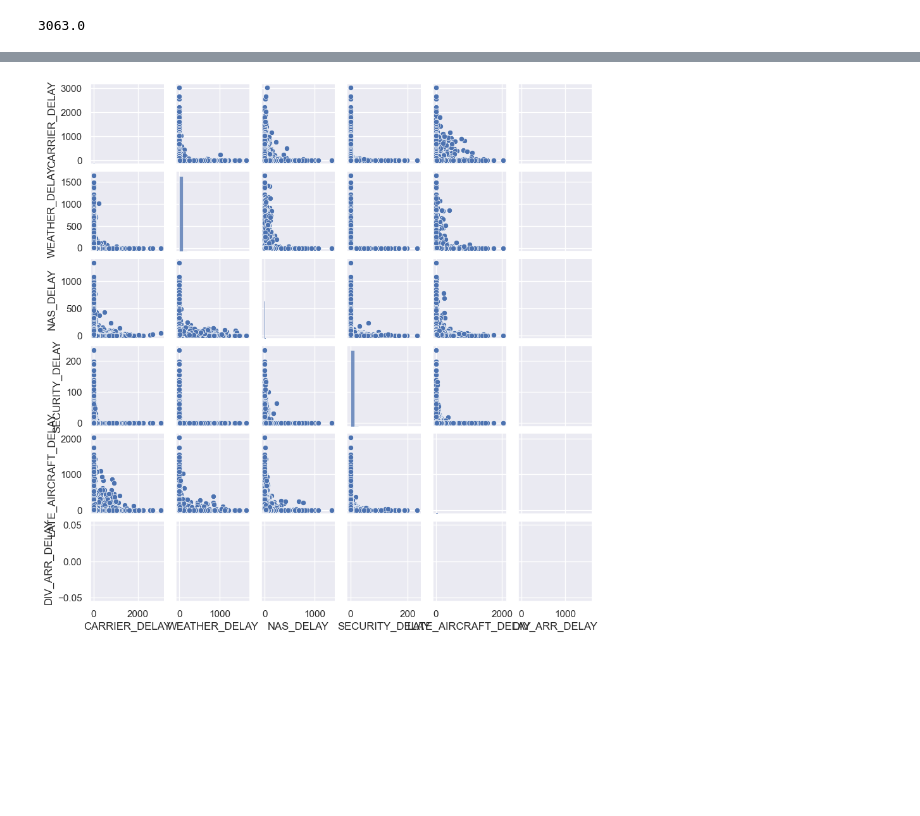
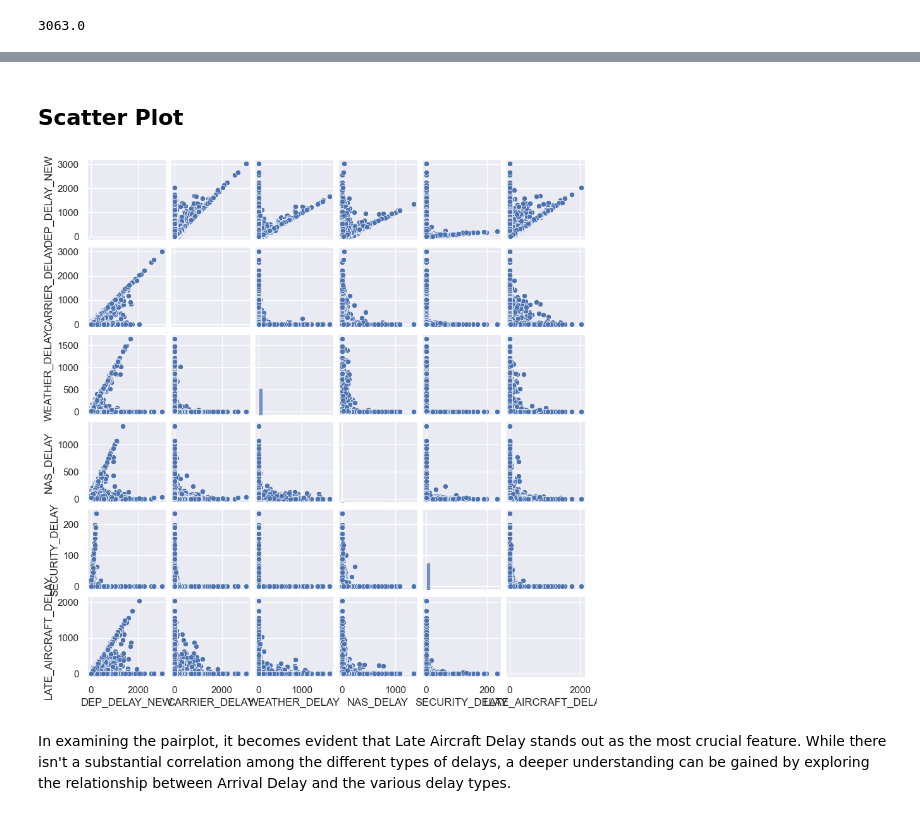
Before and after one commit to henrynguyen65/project-one, a Jupyter notebook: FlightDelayPy.ipynb, the cells around one changed output, grey strips where cells are left out. Drawn from its saved outputs; the diff is of its cells as text; code cells hidden in the pictures; blank space fills up the shorter version.

Commit message:
Updated FlightDelayPy file with all the plots

```diff
--- a/FlightDelayPy.ipynb
+++ b/FlightDelayPy.ipynb
@@ -129,7 +129 @@ flight_data_df.head()
 5 rows × 72 columns
-# %%
-# Check for duplicate data
-flight_data_df.loc[flight_data_df.duplicated()]
-# Drop the Marketing_Airline_Network column
-flight_data_df = flight_data_df.drop(columns = "OP_UNIQUE_CARRIER")
-flight_data_df.head()
@@ -270,10 +230,3 @@ max_value = flight_data_df.ARR_DELAY.max()
 max_value
 # %% [output]
 3063.0
-# %%
-df2 = flight_data_df.filter(['MONTH','CARRIER_DELAY','WEATHER_DELAY','NAS_DELAY','SECURITY_DELAY','LATE_AIRCRAFT_DELAY','DIV_ARR_DELAY'], axis=1)
-df2.legend(loc='upper center', bbox_to_anchor=(0.5, 1.25), ncol=3, fancybox=True, shadow=True)
-
-# figure size in inches
-rcParams['figure.figsize'] = 7,4
-plt.show()
@@ -281,0 +519,15 @@ AttributeError: 'DataFrame' object has no attribute 'legend'
+# %%
+def day_abbreviation_to_name(x):
+    day_of_week = {
+        "1": "Monday",
+        "2": "Tuesday",
+        "3": "Wednesday",
+        "4": "Thursday",
+        "5": "Friday",
+        "6": "Saturday",
+        "7": "Sunday",
+    }
+    return day_of_week.get(str(x), "Unknown")
+
+flight_data_df["day_of_week"] = flight_data_df["DAY_OF_WEEK"].apply(day_abbreviation_to_name)
+flight_data_df.head()
@@ -281,0 +625,6 @@ AttributeError: 'DataFrame' object has no attribute 'legend'
+# %%
+flight_data_df["dep_period"] = pd.cut( x = flight_data_df["CRS_DEP_TIME"], bins = [0, 600, 1200, 1800, 2359],\
+                           labels = ["Midnight", "Morning", "Afternoon", "Night"])
+
+flight_data_df["arr_period"] = pd.cut( x = flight_data_df["CRS_ARR_TIME"], bins = [0, 600, 1200, 1800, 2359],\
+                           labels = ["Midnight", "Morning", "Afternoon", "Night"])
@@ -282,7 +651,12 @@ AttributeError: 'DataFrame' object has no attribute 'legend'
+# %% [markdown]
+## Scatter Plot
 # %%
 sns.set()
-cols = ['CARRIER_DELAY','WEATHER_DELAY','NAS_DELAY','SECURITY_DELAY','LATE_AIRCRAFT_DELAY','DIV_ARR_DELAY']
+cols = ['DEP_DELAY_NEW','CARRIER_DELAY', 'WEATHER_DELAY', 'NAS_DELAY',
+       'SECURITY_DELAY', 'LATE_AIRCRAFT_DELAY']
 sns.pairplot(flight_data_df[cols], size = 1.5)
 plt.show()
 # %% [output]
-[figure, old version]
+[figure, new version]
+# %% [markdown]
+In examining the pairplot, it becomes evident that Late Aircraft Delay stands out as the most crucial feature. While there isn't a substantial correlation among the different types of delays, a deeper understanding can be gained by exploring the relationship between Arrival Delay and the various delay types.
```
Also changed, not shown: parts of 57 cells of this notebook.
